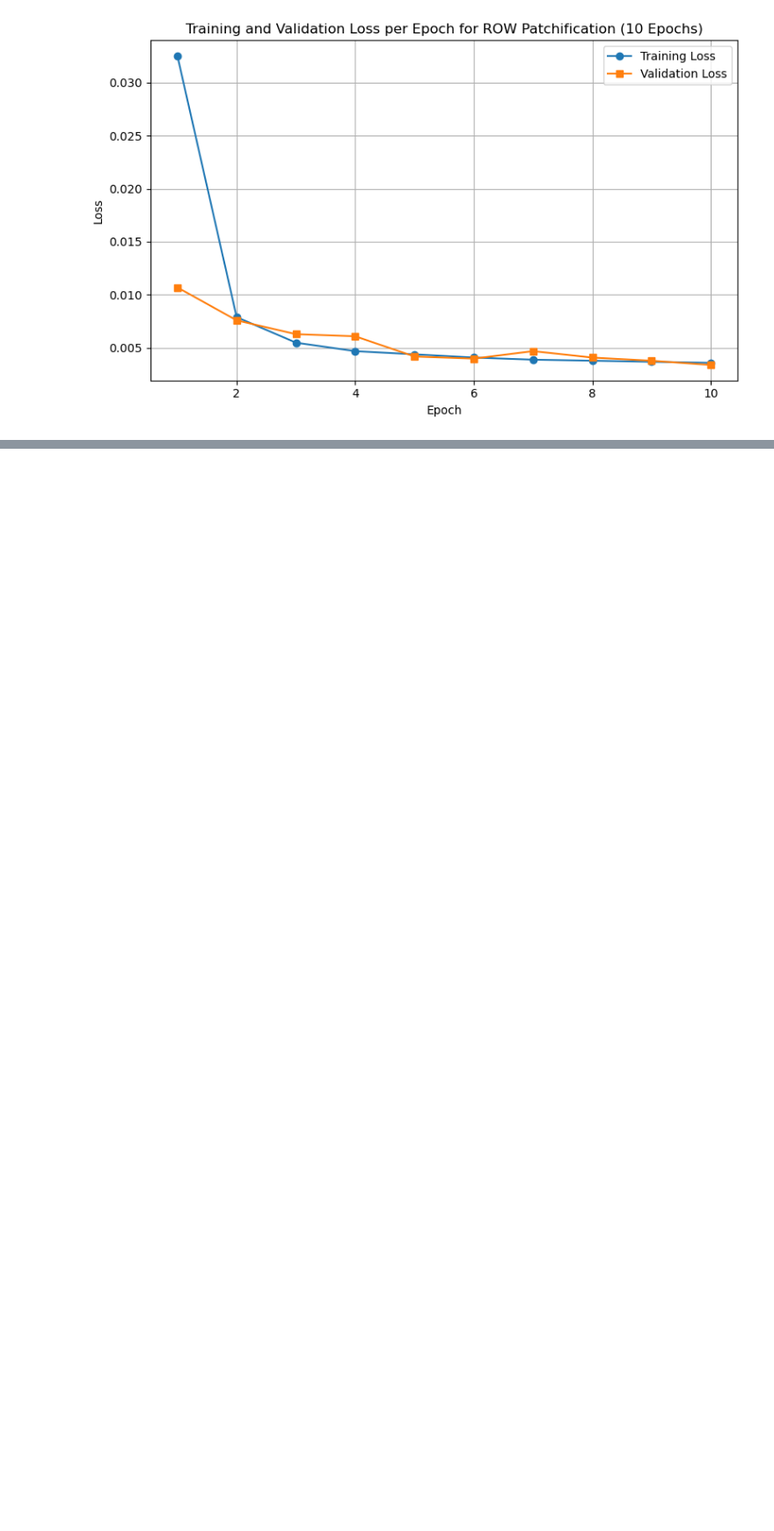
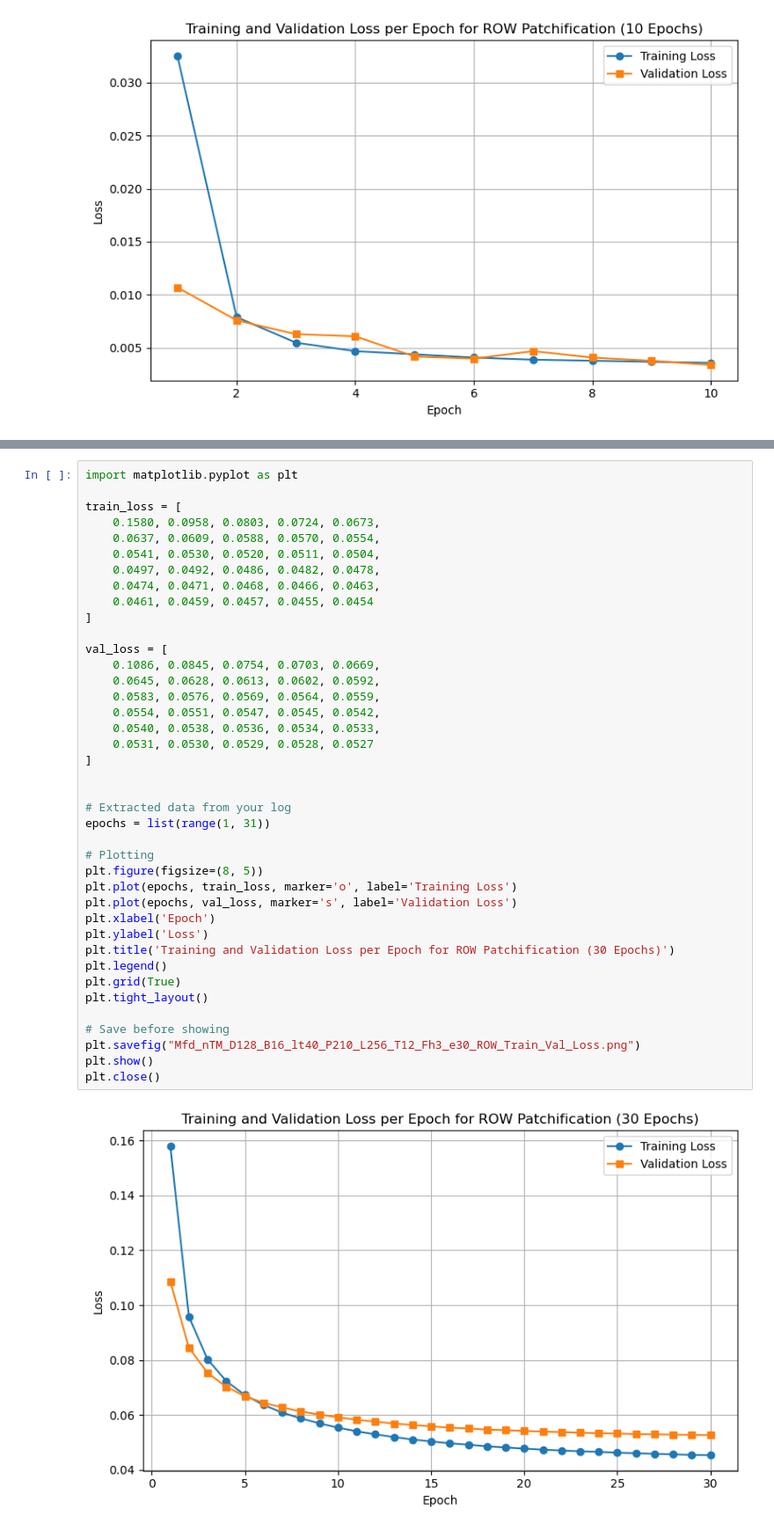
Before and after one commit to brepowell/Predicting_SIC_SIE, a Jupyter notebook: Plot Training and Validation Loss.ipynb, the cells around one changed output, grey strips where cells are left out. Shown: that part at 88% size. Saved outputs shown, nothing was run; the diff lists cells and outputs as text; blank space fills up the shorter version.

```diff
--- a/Plot Training and Validation Loss.ipynb
+++ b/Plot Training and Validation Loss.ipynb
@@ -49,0 +87,42 @@ plt.close()
+# %%
+import matplotlib.pyplot as plt
+
+train_loss = [
+    0.1580, 0.0958, 0.0803, 0.0724, 0.0673,
+    0.0637, 0.0609, 0.0588, 0.0570, 0.0554,
+    0.0541, 0.0530, 0.0520, 0.0511, 0.0504,
+    0.0497, 0.0492, 0.0486, 0.0482, 0.0478,
+    0.0474, 0.0471, 0.0468, 0.0466, 0.0463,
+    0.0461, 0.0459, 0.0457, 0.0455, 0.0454
+]
+
+val_loss = [
+    0.1086, 0.0845, 0.0754, 0.0703, 0.0669,
+    0.0645, 0.0628, 0.0613, 0.0602, 0.0592,
+    0.0583, 0.0576, 0.0569, 0.0564, 0.0559,
+    0.0554, 0.0551, 0.0547, 0.0545, 0.0542,
+    0.0540, 0.0538, 0.0536, 0.0534, 0.0533,
+    0.0531, 0.0530, 0.0529, 0.0528, 0.0527
+]
+
+
+# Extracted data from your log
+epochs = list(range(1, 31))
+
+# Plotting
+plt.figure(figsize=(8, 5))
+plt.plot(epochs, train_loss, marker='o', label='Training Loss')
+plt.plot(epochs, val_loss, marker='s', label='Validation Loss')
+plt.xlabel('Epoch')
+plt.ylabel('Loss')
+plt.title('Training and Validation Loss per Epoch for ROW Patchification (30 Epochs)')
+plt.legend()
+plt.grid(True)
+plt.tight_layout()
+
+# Save before showing
+plt.savefig("Mfd_nTM_D128_B16_lt40_P210_L256_T12_Fh3_e30_ROW_Train_Val_Loss.png")
+plt.show()
+plt.close()
+# %% [output]
+[figure, added]
```
Also changed, not shown: parts of 2 cells of this notebook, 7 other files.
